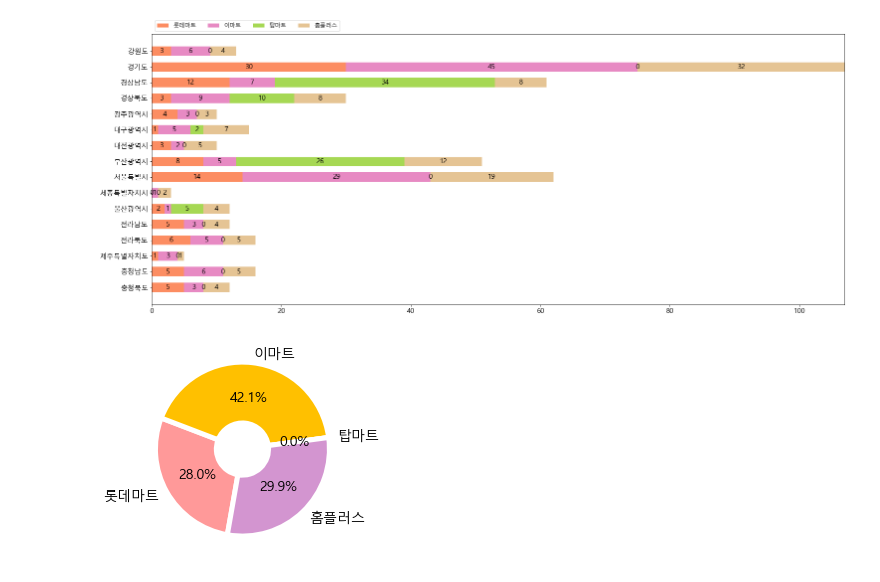
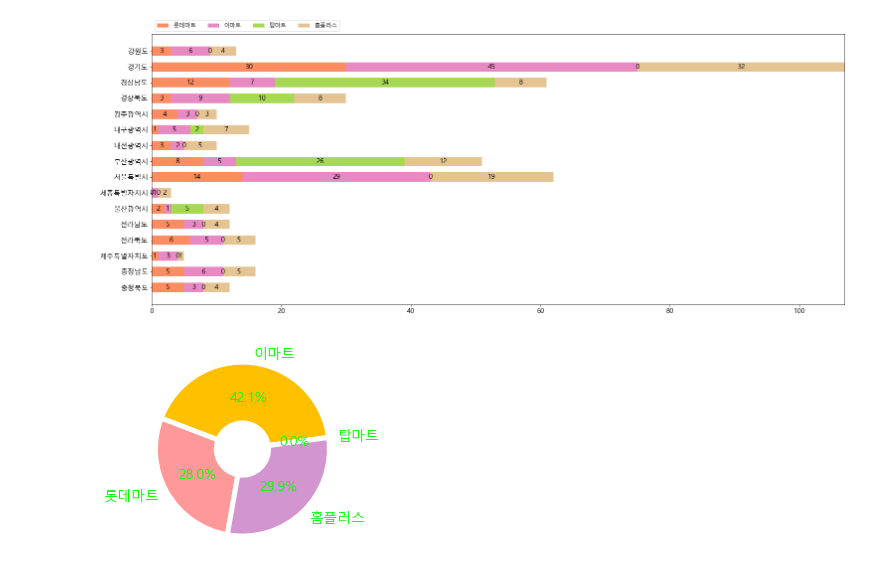
Before and after one commit to sohee0/4Mart, a Jupyter notebook: total/data_chart.ipynb, the cells around one changed output. Cells and saved outputs as stored; diff of their text form; code cells hidden in the pictures.

```diff
--- a/total/data_chart.ipynb
+++ b/total/data_chart.ipynb
@@ -133,12 +133,12 @@ plt.show()
 # %%
 import matplotlib.pyplot as plt
 
 ratio = [30, 45, 0, 32]
 labels = ['롯데마트', '이마트', '탑마트', '홈플러스']
 colors = ['#ff9999', '#ffc000', '#8fd9b6', '#d395d0']
 wedgeprops={'width': 0.7, 'edgecolor': 'w', 'linewidth': 5}
 
-plt.pie(ratio, labels=labels, autopct='%.1f%%', startangle=260, counterclock=False, colors=colors, wedgeprops=wedgeprops)
+pie = plt.pie(ratio, labels=labels, autopct='%.1f%%', startangle=260, counterclock=False, colors=colors, wedgeprops=wedgeprops, textprops={'color':"lime"})
 plt.show()
 # %% [output]
-[figure, old version]
+[figure, new version]
```
Also changed, not shown: 1 other file.
